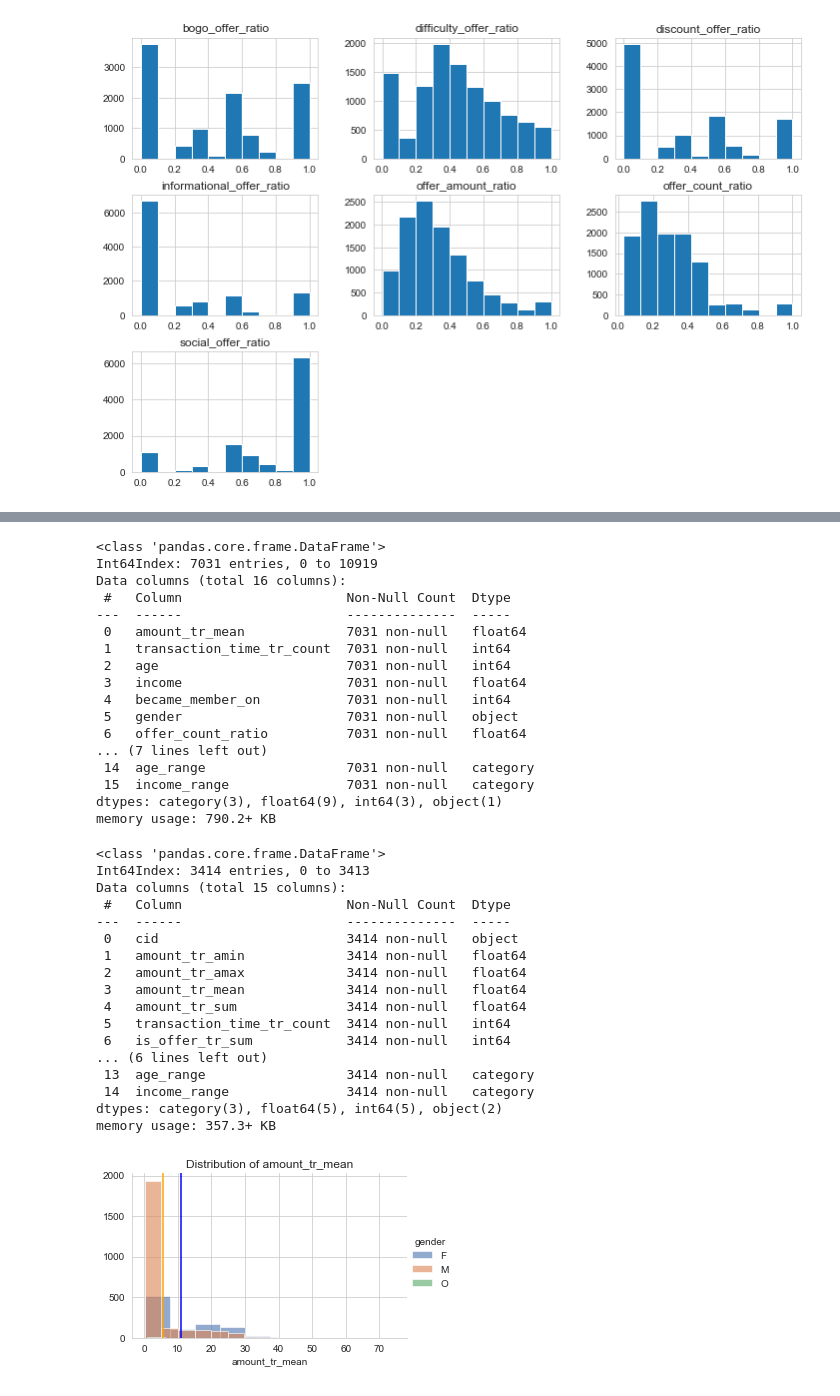
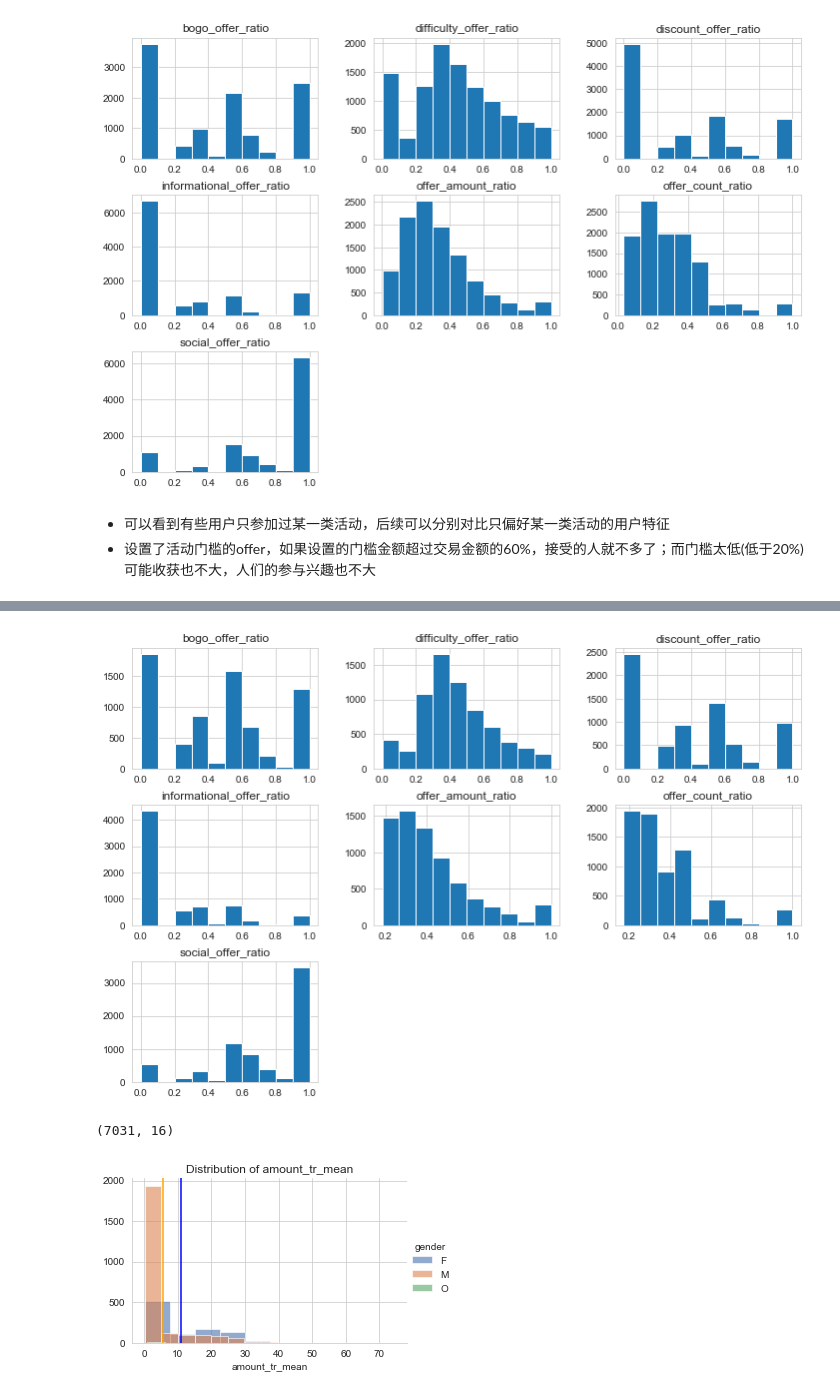
Before and after one commit to lynnliuuu/StarbucksCapstoneChallenge, a Jupyter notebook: Starbucks_Capstone_notebook-zh.ipynb, the cells around one changed output, grey strips where cells are left out. Drawn from its saved outputs; the diff is of its cells as text; code cells hidden in the pictures.

```diff
--- a/Starbucks_Capstone_notebook-zh.ipynb
+++ b/Starbucks_Capstone_notebook-zh.ipynb
@@ -485,6 +552,9 @@ memory usage: 1.2+ MB
 cid_with_offer_feature[metrics].hist(figsize=(12,8));
 # %% [output]
 [figure]
+# %% [markdown]
+- 可以看到有些用户只参加过某一类活动，后续可以分别对比只偏好某一类活动的用户特征
+- 设置了活动门槛的offer，如果设置的门槛金额超过交易金额的60%，接受的人就不多了；而门槛太低(低于20%)可能收获也不大，人们的参与兴趣也不大
 # %%
 cid_with_offer_feature.describe()
 # %% [output]
@@ -498,48 +568,17 @@ cid_with_offer_feature.describe()
 | 75% | 22.439062 | 12.000000 | 67.000000 | 83.000000 | 2.017112e+07 | 0.400000 | ... |
 | max | 77.288750 | 36.000000 | 100.000000 | 120.000000 | 2.018073e+07 | 1.000000 | ... |
 # %%
-# 定义整体有活动偏好的用户: offer_count_ratio、offer_amount_ratio两个指标均高于25%数
+# 3. 定义整体有活动偏好的用户: offer_count_ratio、offer_amount_ratio两个指标均高于25%分位数
 cid_offer_like = cid_with_offer_feature.query("offer_count_ratio>=0.17 & offer_amount_ratio>=0.185")
+#cid_offer_like = cid_with_offer_feature.query("offer_count_ratio>=0.25 & offer_amount_ratio>=0.28")
+# 查看
+cid_offer_like[metrics].hist(figsize=(12,8));
+# %% [output]
+[figure, added]
 # %%
-cid_offer_like.info()
+cid_offer_like.shape
 # %% [output]
-<class 'pandas.core.frame.DataFrame'>
-Int64Index: 7031 entries, 0 to 10919
-Data columns (total 16 columns):
- #   Column                     Non-Null Count  Dtype
----  ------                     --------------  -----
- 0   amount_tr_mean             7031 non-null   float64
- 1   transaction_time_tr_count  7031 non-null   int64
- 2   age                        7031 non-null   int64
- 3   income                     7031 non-null   float64
- 4   became_member_on           7031 non-null   int64
- 5   gender                     7031 non-null   object
- 6   offer_count_ratio          7031 non-null   float64
-... (7 lines left out)
- 14  age_range                  7031 non-null   category
- 15  income_range               7031 non-null   category
-dtypes: category(3), float64(9), int64(3), object(1)
-memory usage: 790.2+ KB
+(7031, 16)
-# %%
-cid_noneed_offer.info()
-# %% [output]
-<class 'pandas.core.frame.DataFrame'>
-Int64Index: 3414 entries, 0 to 3413
-Data columns (total 15 columns):
- #   Column                     Non-Null Count  Dtype
----  ------                     --------------  -----
- 0   cid                        3414 non-null   object
- 1   amount_tr_amin             3414 non-null   float64
- 2   amount_tr_amax             3414 non-null   float64
- 3   amount_tr_mean             3414 non-null   float64
- 4   amount_tr_sum              3414 non-null   float64
- 5   transaction_time_tr_count  3414 non-null   int64
- 6   is_offer_tr_sum            3414 non-null   int64
-... (6 lines left out)
- 13  age_range                  3414 non-null   category
- 14  income_range               3414 non-null   category
-dtypes: category(3), float64(5), int64(5), object(2)
-memory usage: 357.3+ KB
 # %%
 # 无需活动仍交易的用户：次均交易金额、交易次数、年龄、收入、注册时间、性别特征
 draw_hist_pics(cid_noneed_offer, cols1, hue='gender')
```
Also changed, not shown: parts of 40 cells of this notebook.
